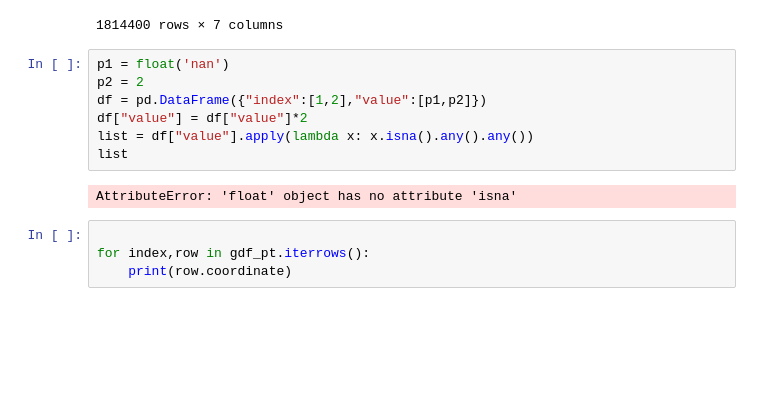
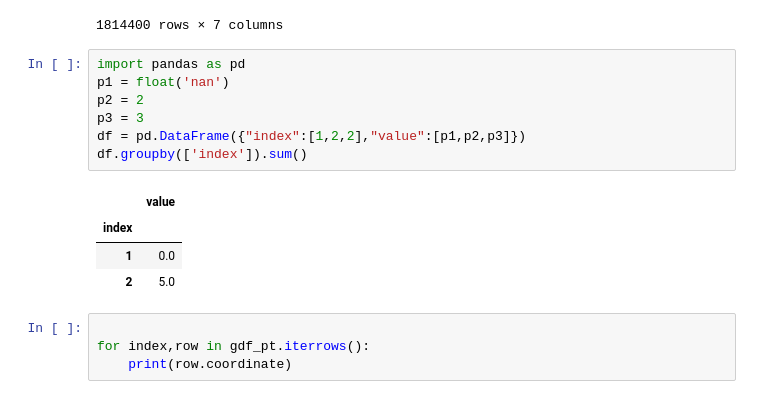
Before and after one commit to AnoraWu/CloudSeeding, a Jupyter notebook: code/炮台数据/merge_with_cloud.ipynb, the cells around one changed output. Saved outputs shown, nothing was run; the diff lists cells and outputs as text; blank space fills up the shorter version.

```diff
--- a/code/炮台数据/merge_with_cloud.ipynb
+++ b/code/炮台数据/merge_with_cloud.ipynb
@@ -176,14 +176,17 @@ temp_df
 | 1814399 | NaN | NaN | 89.5 | 179.5 | 2023.0 | 2.0 | 1.0 |
 1814400 rows × 7 columns
 # %%
+import pandas as pd
 p1 = float('nan')
 p2 = 2
-df = pd.DataFrame({"index":[1,2],"value":[p1,p2]})
-df["value"] = df["value"]*2
-list = df["value"].apply(lambda x: x.isna().any().any())
-list
+p3 = 3
+df = pd.DataFrame({"index":[1,2,2],"value":[p1,p2,p3]})
+df.groupby(['index']).sum()
 # %% [output]
-AttributeError: 'float' object has no attribute 'isna'
+|  | value |
+| index |  |
+| 1 | 0.0 |
+| 2 | 5.0 |
 # %%
 
 for index,row in gdf_pt.iterrows():
```
Also changed, not shown: 1 other file.
